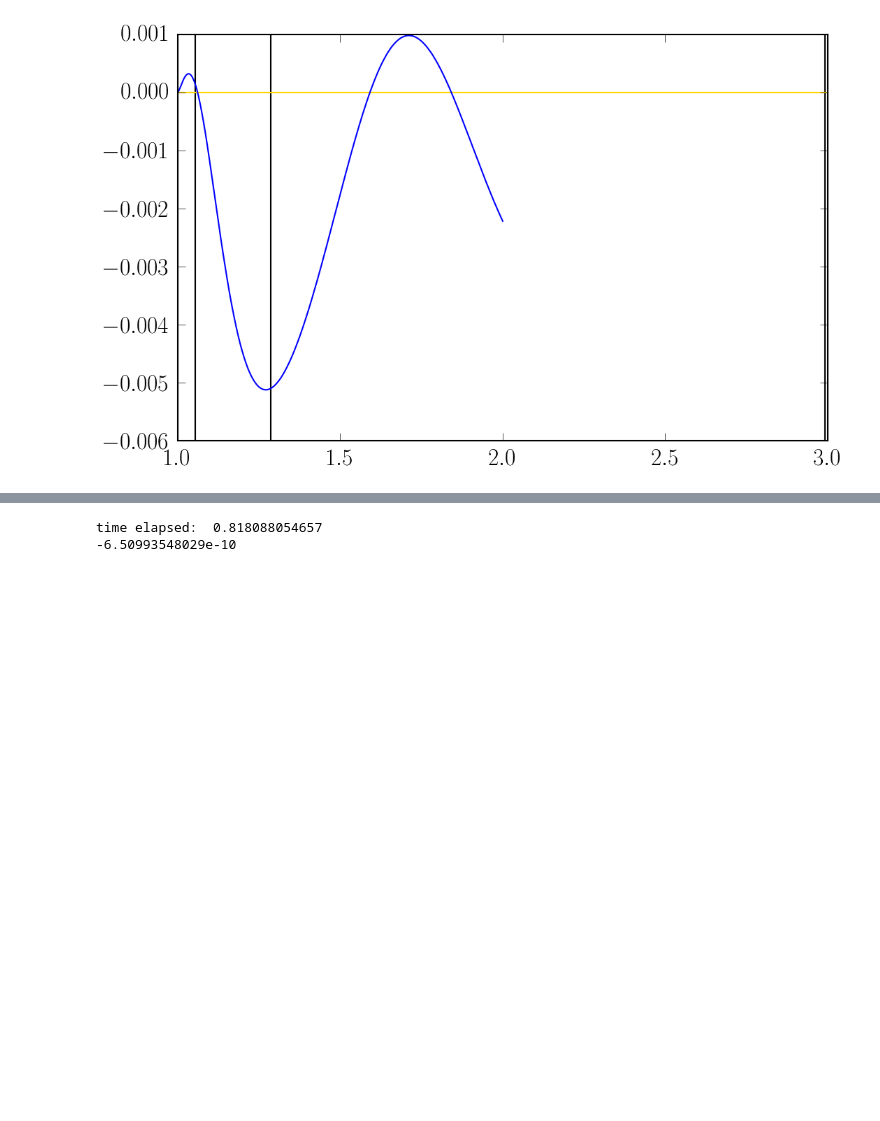
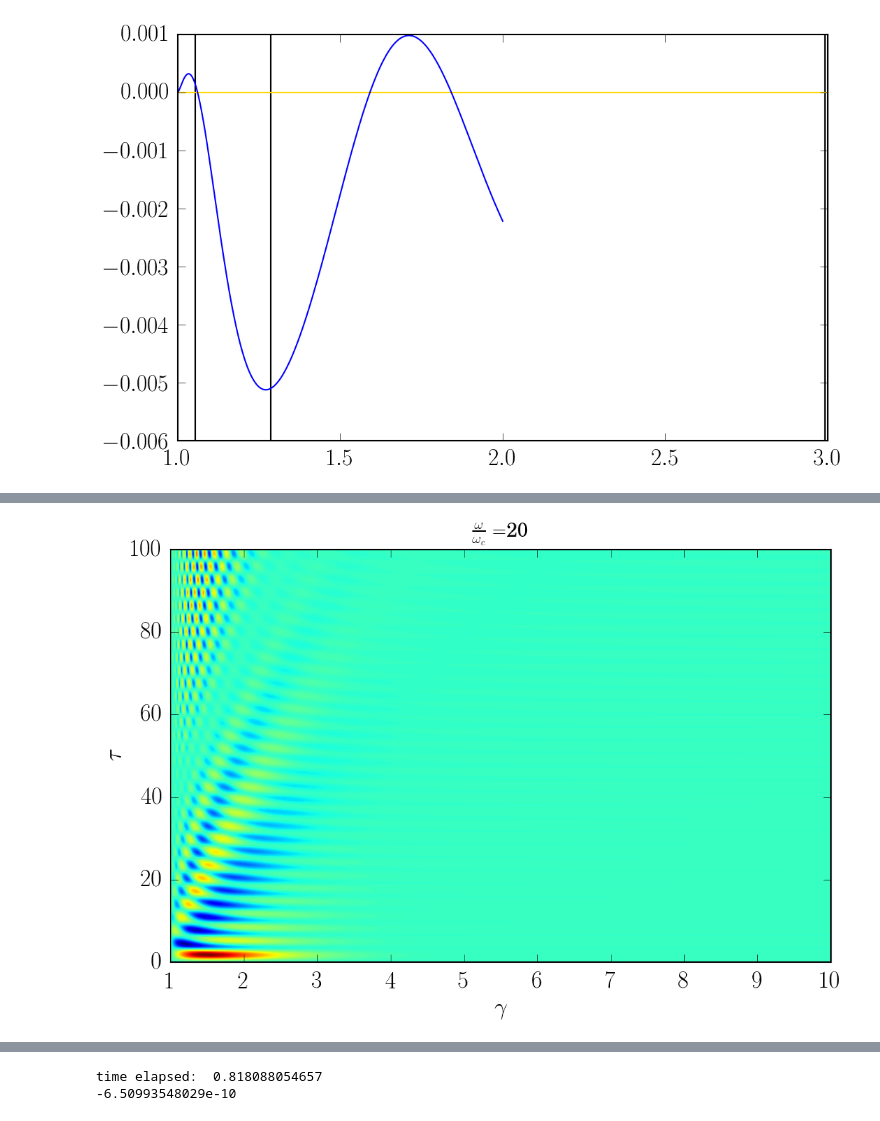
Before and after one commit to aapandy2/dielectric_tensor_tests, a Jupyter notebook: alpha_V_semianalytic.ipynb, the cells around one changed output, grey strips where cells are left out. Cells and saved outputs as stored; diff of their text form; code cells hidden in the pictures; blank space fills up the shorter version.

```diff
--- a/alpha_V_semianalytic.ipynb
+++ b/alpha_V_semianalytic.ipynb
@@ -411,3 +436,18 @@ pl.plot(gamma, np.vectorize(K_12_xi_integrated)(gamma, tau, omega).real)
+# %%
+gamma = np.linspace(1., 10., 500)
+tau   = np.linspace(0., 100., 500)
+G, T  = np.meshgrid(gamma, tau)
+omega = 1. * omega_c
+
+for i in range(20, 21):
+    fig = pl.contourf(G, T, np.vectorize(K_12_xi_integrateda)(G, T, i*omega_c) * np.cos(theta)
+                      - np.vectorize(K_32_xi_integrateda)(G, T, i*omega_c) * np.sin(theta), 200)
+    pl.xlabel('$\\gamma$')
+    pl.ylabel('$\\tau$')
+    pl.title('$\\frac{\\omega}{\\omega_c} = $' + str(i))
+    #pl.savefig('integrand_plots/' + str(i).zfill(2) + '.png')
+# %% [output]
+[figure, added]
 # %%
 #gamma = np.linspace(1., 1.01, 1000)
 #tau   = 420
```
Also changed, not shown: parts of 5 cells of this notebook, 1 other file.
